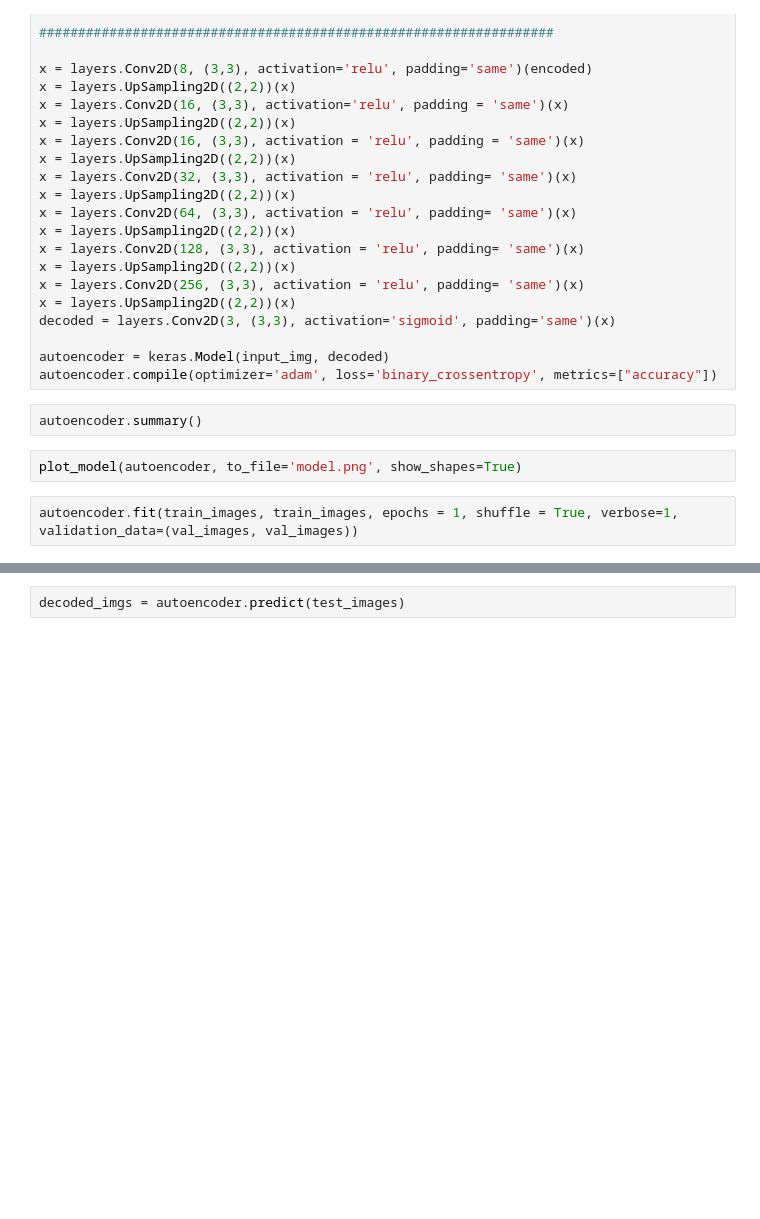
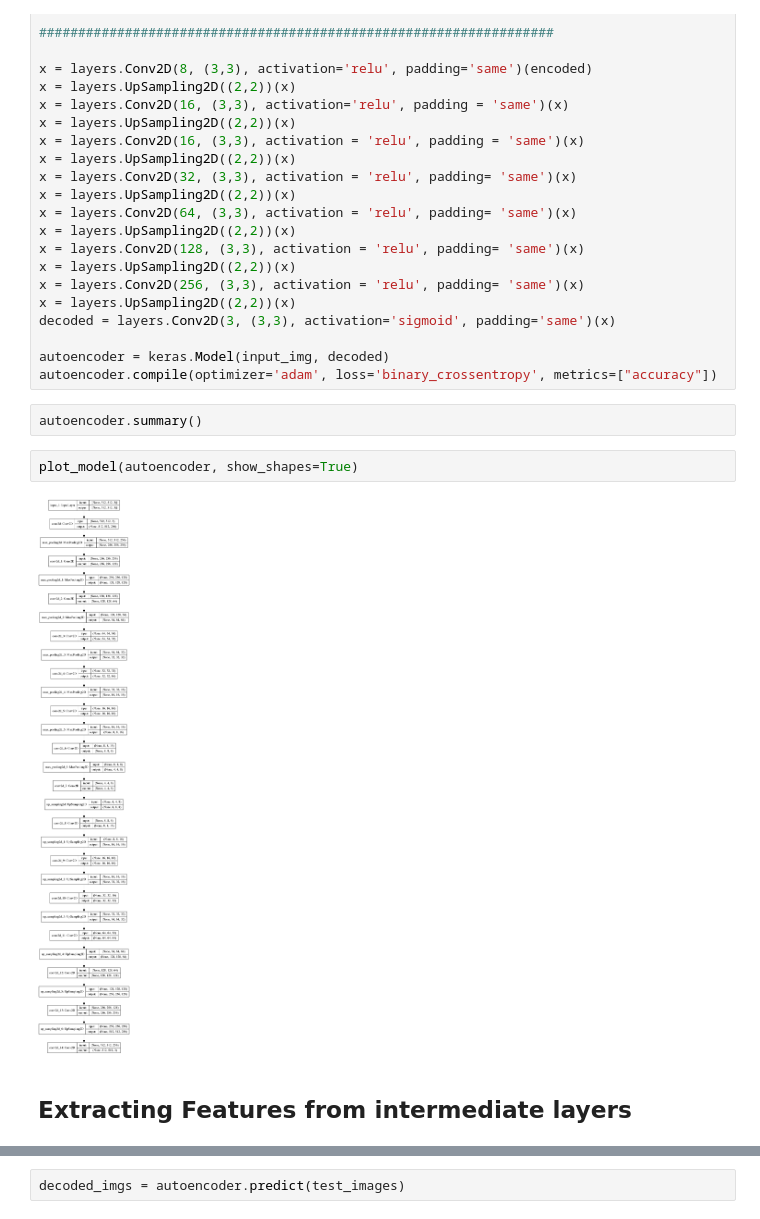
Before and after one commit to Dhruv0208/Research-Project, a Jupyter notebook: Autoencoder.ipynb, the cells around one changed output, grey strips where cells are left out. Drawn from its saved outputs; the diff is of its cells as text; blank space fills up the shorter version.

Commit message:
Updated
Updated with feature extraction part from intermediate later

```diff
--- a/Autoencoder.ipynb
+++ b/Autoencoder.ipynb
@@ -155,6 +155,8 @@ autoencoder.compile(optimizer='adam', loss='binary_crossentropy', metrics=["accu
 # %%
 autoencoder.summary()
 # %%
-plot_model(autoencoder, to_file='model.png', show_shapes=True)
+plot_model(autoencoder, show_shapes=True)
+# %% [output]
+[figure, added]
-# %%
-autoencoder.fit(train_images, train_images, epochs = 1, shuffle = True, verbose=1, validation_data=(val_images, val_images))
+# %% [markdown]
+## Extracting Features from intermediate layers
```
Also changed, not shown: parts of 7 cells of this notebook.
